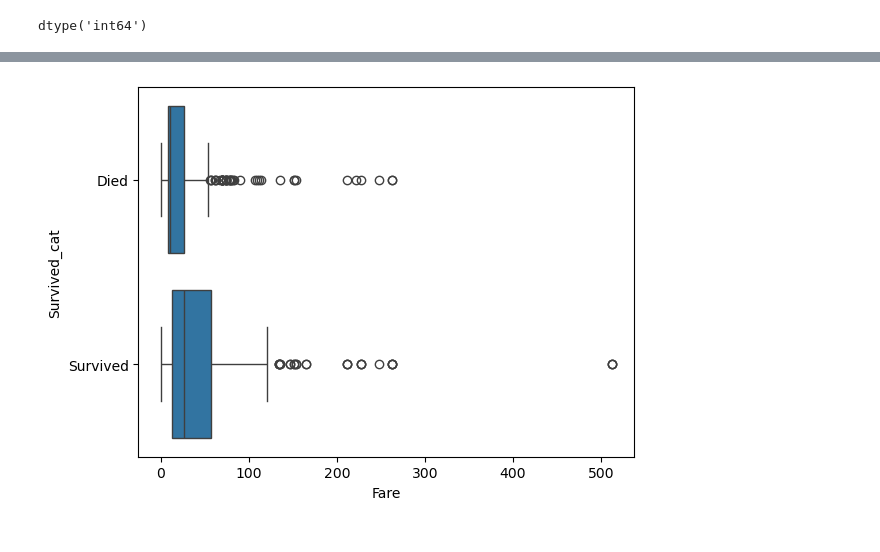
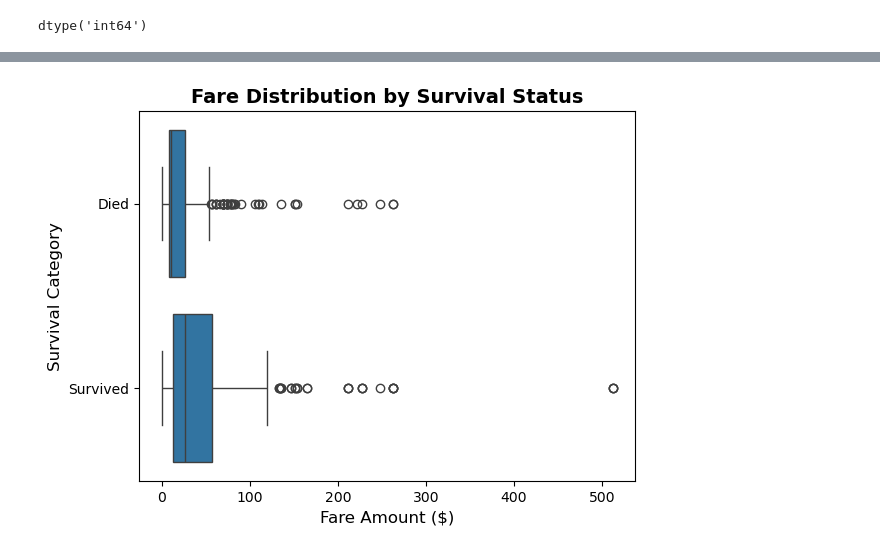
Before and after one commit to quayshen/Data_Visualization_And_Modeling, a Jupyter notebook: Lab/2.3 Visualizing Relationships Between Categorical Features Lab.ipynb, the cells around one changed output, grey strips where cells are left out. Cells and saved outputs as stored; diff of their text form; code cells hidden in the pictures.

```diff
--- a/Lab/2.3 Visualizing Relationships Between Categorical Features Lab.ipynb
+++ b/Lab/2.3 Visualizing Relationships Between Categorical Features Lab.ipynb
@@ -59,10 +59,11 @@ plt.show()
 [figure]
 [figure]
 # %%
-# Create Age Categories
-df['AgeGroup'] = pd.cut(df['Age'], bins=[0, 12, 18, 35, 60, 80],
-                        labels=['Child', 'Teen', 'Young Adult', 'Adult', 'Senior'])
+df.loc[df['Survived'] == 0, 'Survived_cat'] = 'Died'
+df.loc[df['Survived'] == 1, 'Survived_cat'] = 'Survived'
 
-# Create Fare Categories
-df['FareGroup'] = pd.cut(df['Fare'], bins=[0, 25, 50, 100, 600],
-                         labels=['Low', 'Medium', 'High', 'Very High'])
+sns.boxplot(x='Survived_cat', y='Age', hue='Sex', data=df)
+plt.title('Age and Gender Distribution by Survival')
+plt.xlabel('Survival Status')
+plt.ylabel('Age')
+plt.show()
@@ -79,6 +85,8 @@ plt.show()
 # %%
-sns.boxplot(x='Fare', data=df, y='Survived_cat')
-
+sns.boxplot(x='Fare', y='Survived_cat', data=df)
+plt.title('Fare Distribution by Survival Status', fontsize=14, fontweight='bold')
+plt.xlabel('Fare Amount ($)', fontsize=12)
+plt.ylabel('Survival Category', fontsize=12)
 plt.show()
 # %% [output]
-[figure, old version]
+[figure, new version]
```
Also changed, not shown: parts of 5 cells of this notebook.
